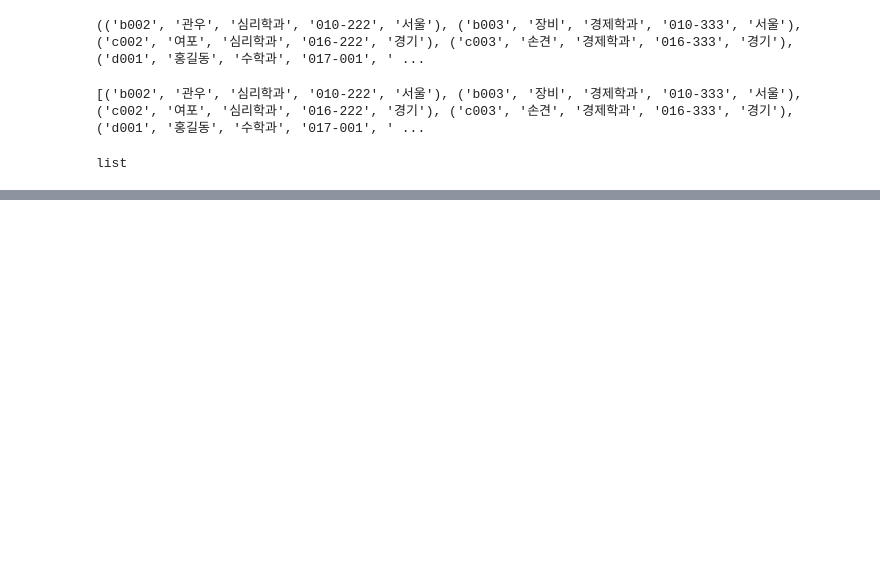
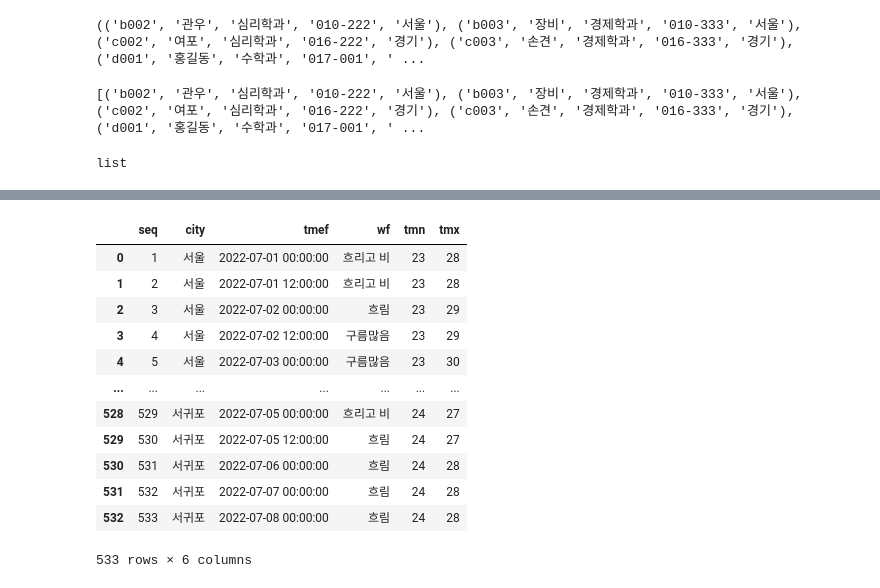
Before and after one commit to monargent0/TJPythonClass, a Jupyter notebook: 2.Scrapy/Note/10.데이터베이스.ipynb, the cells around one changed output, grey strips where cells are left out. Saved outputs shown, nothing was run; the diff lists cells and outputs as text; code cells hidden in the pictures; blank space fills up the shorter version.

```diff
--- a/2.Scrapy/Note/10.데이터베이스.ipynb
+++ b/2.Scrapy/Note/10.데이터베이스.ipynb
@@ -135,0 +398,21 @@ list
+# %%
+# 연결
+engine = create_engine("mysql+pymysql://root:qwer1234@127.0.0.1:3306/weather") # DB = daum
+conn = engine.connect()
+# %%
+forecast = pd.read_sql_table('forecast', conn)
+forecast
+# %% [output]
+|  | seq | city | tmef | wf | tmn | tmx |
+| 0 | 1 | 서울 | 2022-07-01 00:00:00 | 흐리고 비 | 23 | 28 |
+| 1 | 2 | 서울 | 2022-07-01 12:00:00 | 흐리고 비 | 23 | 28 |
+| 2 | 3 | 서울 | 2022-07-02 00:00:00 | 흐림 | 23 | 29 |
+| 3 | 4 | 서울 | 2022-07-02 12:00:00 | 구름많음 | 23 | 29 |
+| 4 | 5 | 서울 | 2022-07-03 00:00:00 | 구름많음 | 23 | 30 |
+| ... | ... | ... | ... | ... | ... | ... |
+| 528 | 529 | 서귀포 | 2022-07-05 00:00:00 | 흐리고 비 | 24 | 27 |
+| 529 | 530 | 서귀포 | 2022-07-05 12:00:00 | 흐림 | 24 | 27 |
+| 530 | 531 | 서귀포 | 2022-07-06 00:00:00 | 흐림 | 24 | 28 |
+| 531 | 532 | 서귀포 | 2022-07-07 00:00:00 | 흐림 | 24 | 28 |
+| 532 | 533 | 서귀포 | 2022-07-08 00:00:00 | 흐림 | 24 | 28 |
+533 rows × 6 columns
```
Also changed, not shown: parts of 44 cells of this notebook, 1 other file.
